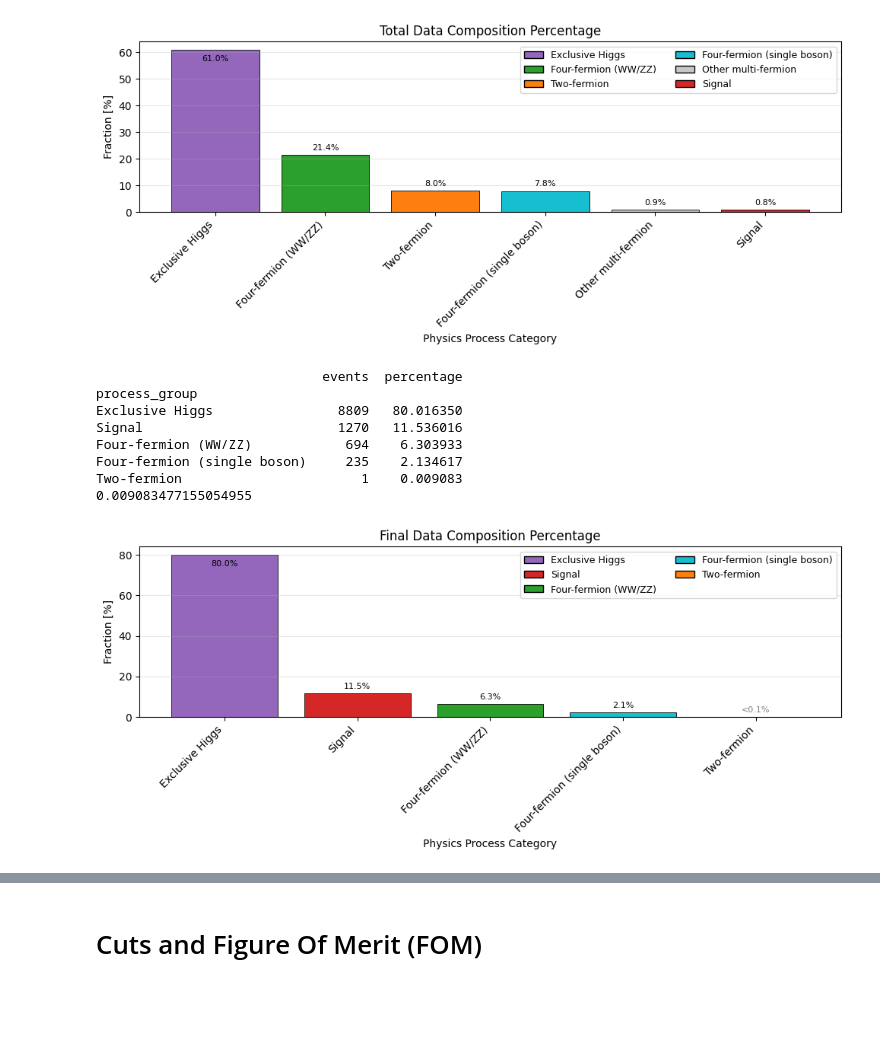
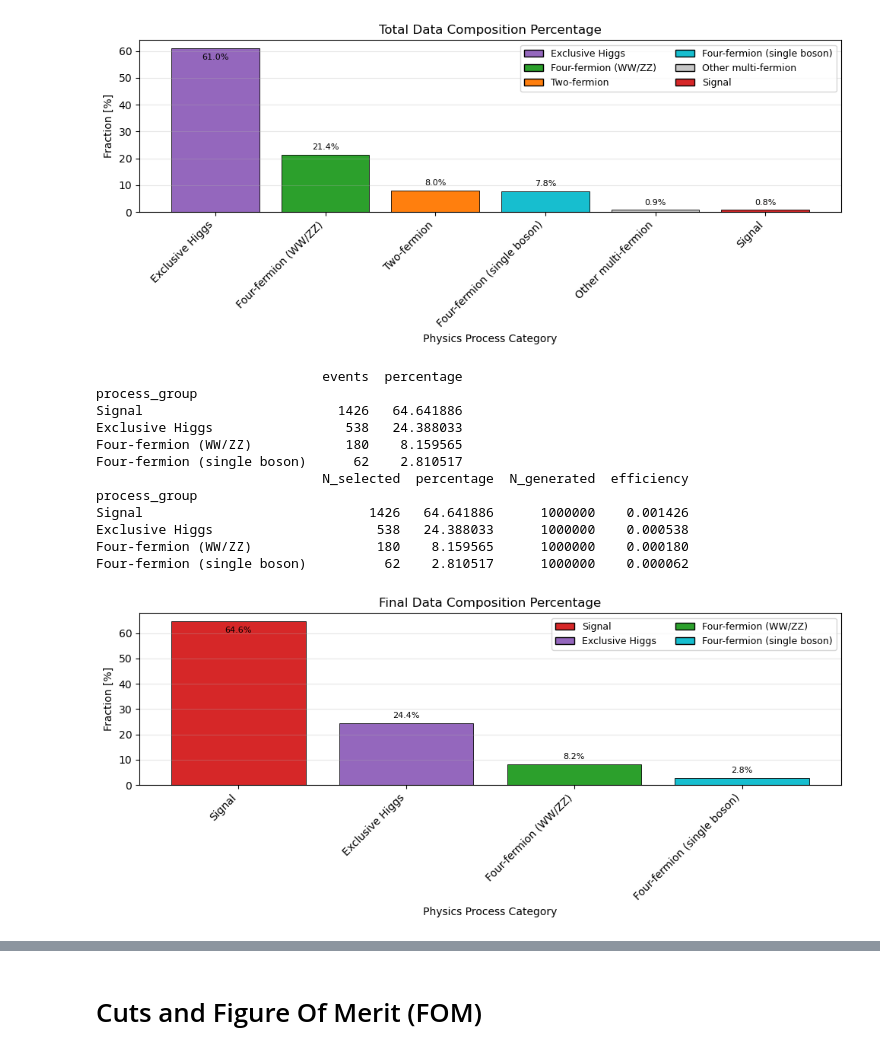
Before and after one commit to mazeeqe/tomaz-example, a Jupyter notebook: data/histogram.ipynb, the cells around one changed output, grey strips where cells are left out. Cells and saved outputs as stored; diff of their text form; code cells hidden in the pictures; blank space fills up the shorter version.

Commit message:
Add multiplicity filter

```diff
--- a/data/histogram.ipynb
+++ b/data/histogram.ipynb
@@ -1533,7 +1500,8 @@ def fom(
     else:
         S = len(sig_df)
         B = len(bg_df)
-
+    print(S)
+    print(B)
     if S + B <= 0:
         raise ValueError("S + B must be > 0")
 
@@ -1558,16 +1526,24 @@ def cut_lepton_pt(df, thr=10):
 def cut_p_T(df, low=20, high=70):
     return df[(df["visiblePt"] > low) & (df["visiblePt"] < high)].copy()
 
-def cut_z_mass(df, low=0.0, high=10.0, mass_col="invMass"):
+def cut_z_mass(df, low=-10.0, high=10.0, mass_col="invMass"):
     """
     Select events based on |m_Z_candidate - m_Z|.
     """
     return df[
         np.abs(df[mass_col] - z_mass).between(low, high)
     ]
+def apply_multiplicity_cuts(df):
+
+    df_cut = df.copy()
+
+    df_cut = df_cut[df_cut["nCharged"] <= 4]
+    df_cut = df_cut[df_cut["totalCharge"] == 0]
+
+    return df_cut
 
 
-def cut_higgs_window(df, low=0.0, high=5.0, mass_col="recoilMass"):
+def cut_higgs_window(df, low=-10.0, high=10.0, mass_col="recoilMass"):
     """
     Select events based on |m_H_candidate - m_H|.
     """
@@ -1584,7 +1560,8 @@ def cut_missing_energy(df, thr=20):
 
 cuts = [
     ("All events", cut_all),
-    ("Lepton pt", cut_lepton_pt),
+    ("Multiplicity", apply_multiplicity_cuts),
+    (r"Lepton p_{T}", cut_lepton_pt),
     ("Transverse Momentum", cut_p_T),
     #("Missing Transverse Momentum", cut_missing_pt),
     ("Z mass window", cut_z_mass),
@@ -1765,6 +1742,7 @@ def apply_cuts_with_history(df, cuts, fom):
     current = df.copy()
 
     for name, cut in cuts:
+        print(name)
         current = cut(current)
         history[name] = current.copy()
 
@@ -2161,30 +2134,30 @@ Signal                         2315    0.848187
 # %%
 # This will the dataframe composition without aggregating
 final_composition_full = process_group_composition_full(final_df)
 print(final_composition_full)
-
-
-
-final_acc_eff = acceptance_efficiency(final_composition_full)
 
 
 
 plot_composition(
     final_composition_full,
     annotation=True,
     title="Final Data Composition Percentage",
     save_path="final_data_composition.png",
 )
 # %% [output]
                              events  percentage
 process_group
-Exclusive Higgs                8809   80.016350
-Signal                         1270   11.536016
-Four-fermion (WW/ZZ)            694    6.303933
-Four-fermion (single boson)     235    2.134617
-Two-fermion                       1    0.009083
-0.009083477155054955
+Signal                         1426   64.641886
+Exclusive Higgs                 538   24.388033
+Four-fermion (WW/ZZ)            180    8.159565
+Four-fermion (single boson)      62    2.810517
+                             N_selected  percentage  N_generated  efficiency
+process_group
+Signal                             1426   64.641886      1000000    0.001426
+Exclusive Higgs                     538   24.388033      1000000    0.000538
+Four-fermion (WW/ZZ)                180    8.159565      1000000    0.000180
+Four-fermion (single boson)          62    2.810517      1000000    0.000062
-[figure, old version]
+[figure, new version]
 # %%
 surviving_processes = dataset_df["process_id"].unique()
 print(dataset_df.groupby("process_id").size())
```
Also changed, not shown: parts of 26 cells of this notebook, 20 other files.
